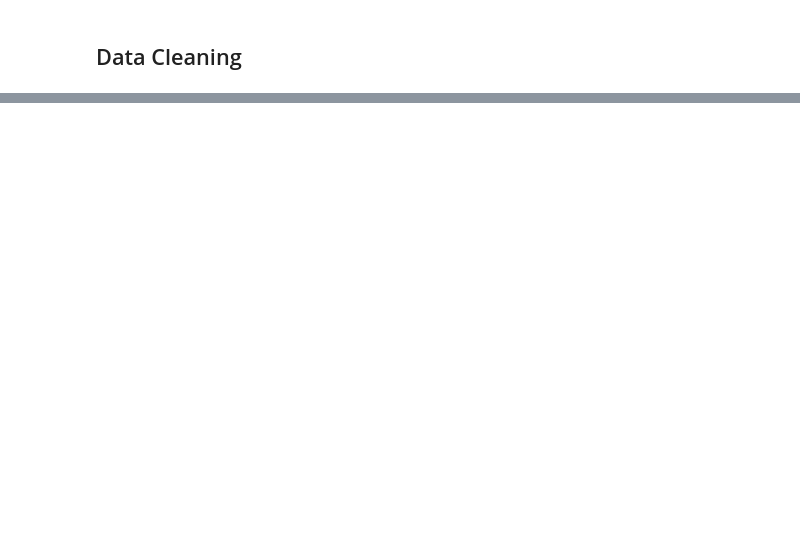
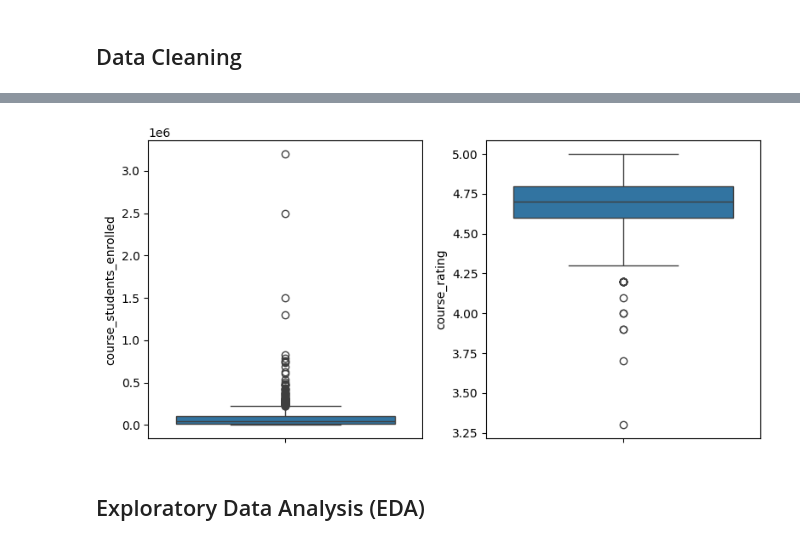
Before and after one commit to ShariYo/Modul1_Sprint3, a Jupyter notebook: project/main.ipynb, the cells around one changed output, grey strips where cells are left out. Drawn from its saved outputs; the diff is of its cells as text; code cells hidden in the pictures; blank space fills up the shorter version.

Commit message:
data cleaning and a little of EDA

```diff
--- a/project/main.ipynb
+++ b/project/main.ipynb
@@ -41,3 +90,6 @@ print(f'Min number: {min(raw_df.index)}\nMax number: {max(raw_df.index)}')
 Results above proves that first columns numbers are
 indexes because there are 891 numbers with no duplicates
 and it starts from 0 to 890
+# %%
+raw_df = raw_df.sort_index(ascending=True)
+raw_df
@@ -56,0 +147,12 @@ False
+# %%
+def convert(val):
+    if val[-1] == "k":
+        return int(float(val[:-1]) * 1000)
+    elif val[-1] == "m":
+        return int(float(val[:-1]) * (10 ** 6))
+    else:
+        return int(val)
+
+raw_df['course_students_enrolled'] = raw_df['course_students_enrolled'].apply(convert)
+cleaned_df = raw_df
+cleaned_df
@@ -56,0 +176,2 @@ False
+# %%
+cleaned_df.rename(columns=lambda x: x.lower(), inplace=True)
@@ -56,0 +180,11 @@ False
+# %%
+numeric = cleaned_df[["course_rating", "course_students_enrolled"]]
+course_r_mean = numeric["course_rating"].mean()
+course_se_mean = numeric["course_students_enrolled"].mean()
+course_r_std = numeric["course_rating"].std()
+course_se_std = numeric["course_students_enrolled"].std()
+
+numeric_desc = numeric.describe().T
+numeric_desc["UCL"] = numeric_desc["mean"] + 3 * numeric_desc["std"]
+numeric_desc["LCL"] = numeric_desc["mean"] - 3 * numeric_desc["std"] # we have negative LCL due to ultra hight anomalies
+numeric_desc
@@ -56,0 +195,13 @@ False
+# %%
+fig, ax = plt.subplots(1, 2, figsize=(8, 4))
+
+sns.boxplot(numeric["course_students_enrolled"], ax=ax[0])
+ax[0]
+sns.boxplot(numeric["course_rating"], ax=ax[1])
+ax[1]
+plt.tight_layout()
+plt.show()
+# %% [output]
+[figure, added]
+# %% [markdown]
+## Exploratory Data Analysis (EDA)
```
Also changed, not shown: parts of 17 cells of this notebook.
